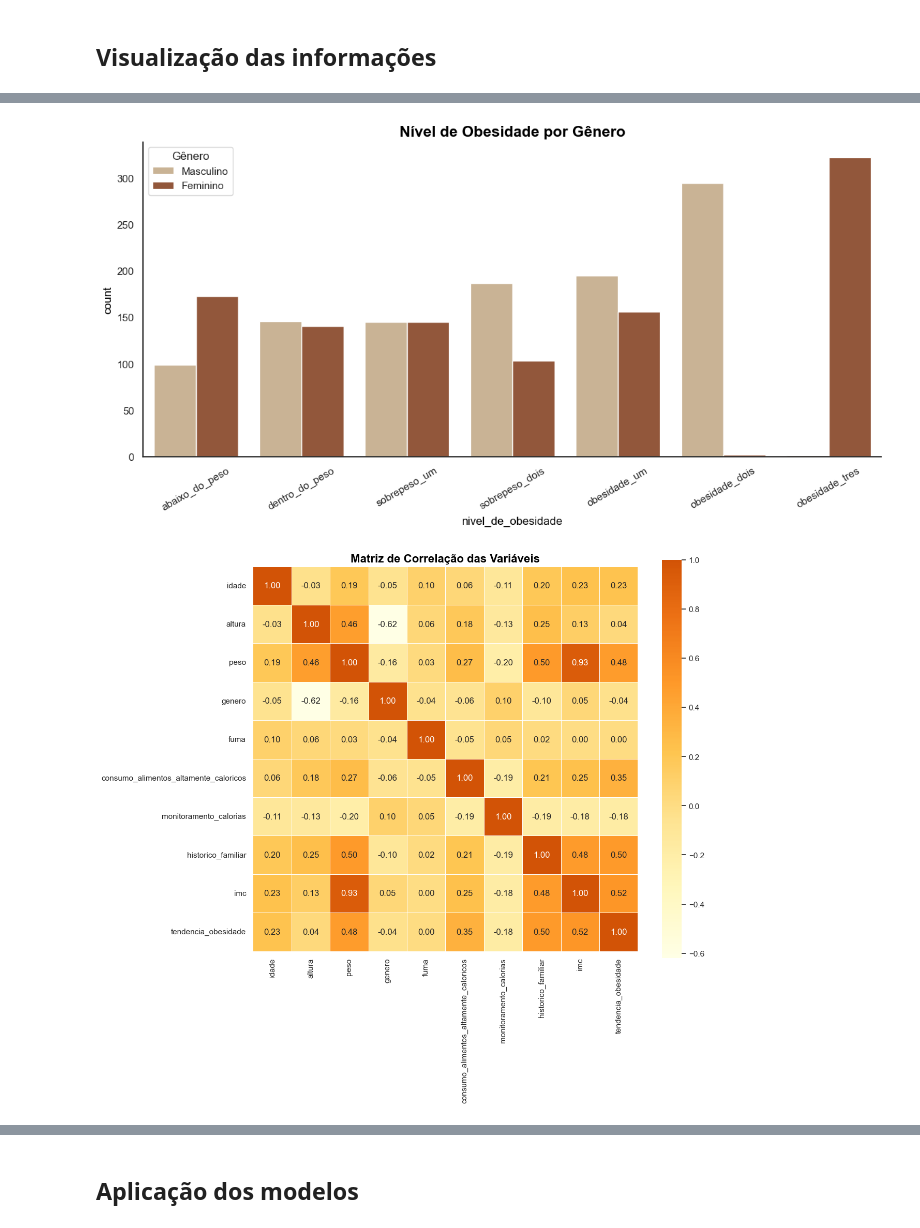
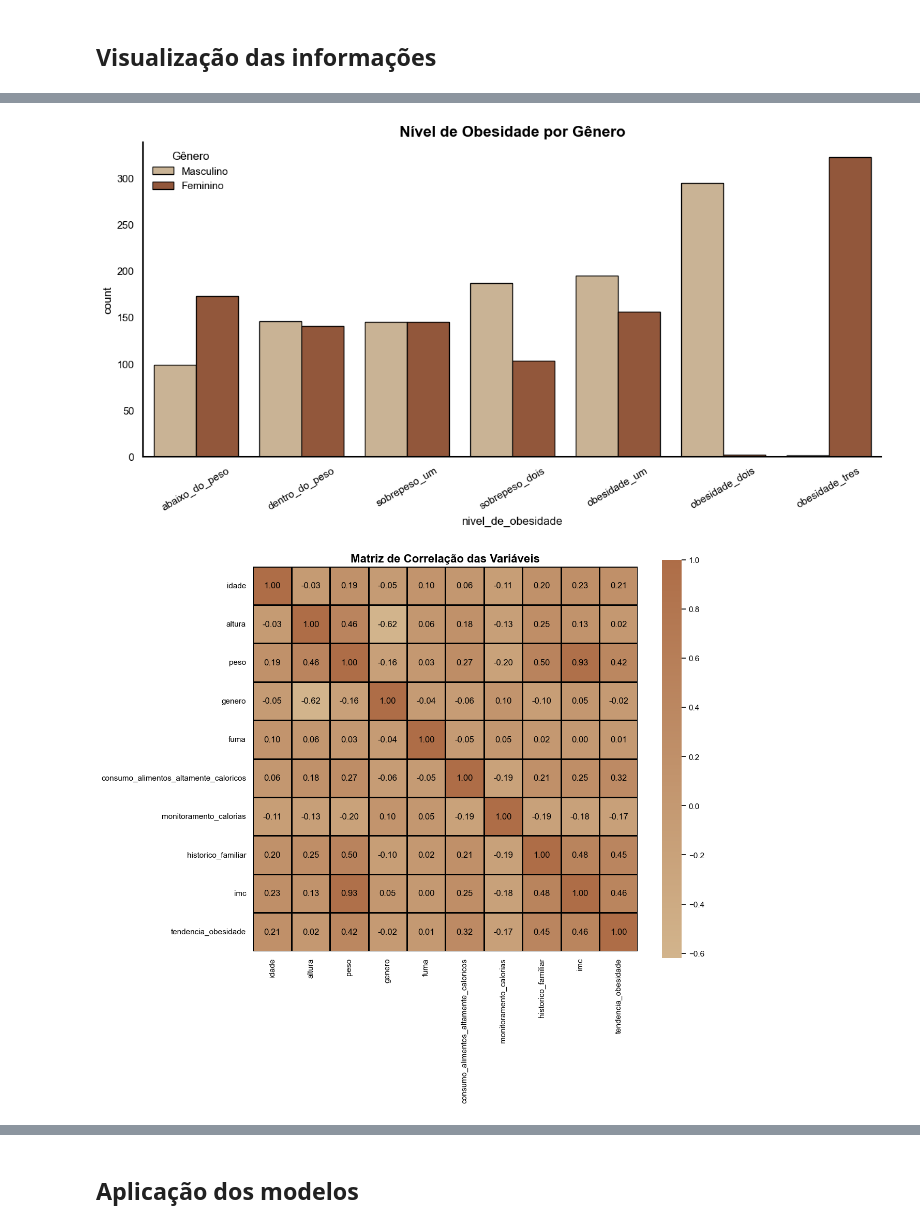
Before and after one commit to geoferreira1/fiap_tech_challenge_fase_4, a Jupyter notebook: notebook/fiap_tech_challenge_fase_4.ipynb, the cells around one changed output, grey strips where cells are left out. Drawn from its saved outputs; the diff is of its cells as text; code cells hidden in the pictures.

```diff
--- a/notebook/fiap_tech_challenge_fase_4.ipynb
+++ b/notebook/fiap_tech_challenge_fase_4.ipynb
@@ -98,28 +109,34 @@ def limpar_numero_int(valor):
         return np.nan
 # %%
 def risco_obesidade(df):
-    # Definimos os grupos de risco
+    """
+    Define a variável binária de risco (0 ou 1) baseada em critérios
+    clínicos (nível atual) e comportamentais (pontuação de hábitos).
+    """
+
+    # Definição do Grupo de Risco Clínico
     niveis_sobrepeso_obesidade = {
         'sobrepeso_um', 'sobrepeso_dois',
         'obesidade_um', 'obesidade_dois', 'obesidade_tres'
     }
 
-    # Condição 1: Nível de Obesidade
+    # Nível de Obesidade
     cond_obesidade = df['nivel_de_obesidade'].isin(niveis_sobrepeso_obesidade)
 
-    # Condição 2: Hábitos de Risco
+    # Hábitos de Risco
     score_habitos = (
         (df['frequencia_atividade_fisica'].isin(['sedentario', 'baixa'])).astype(int) +
         (df['consumo_agua'] == 'baixa').astype(int) +
-        (df['consumo_lanches_entre_refeicoes'] == 'alta').astype(int) +
+        (df['consumo_lanches_entre_refeicoes'].isin(['moderada', 'alta'])).astype(int) +
         (df['historico_familiar'] == 1).astype(int) +
         (df['tempo_uso_tecnologia'] == 'alta').astype(int) +
         (df['consumo_alimentos_altamente_caloricos'] == 1).astype(int)
     )
-
+    # Definição do Limiar (Threshold) de Risco
     cond_habitos = (score_habitos >= 3)
 
-    return (cond_obesidade & cond_habitos).astype(int)
+    # Retorna 1 se qualquer uma das condições for verdadeira (Lógica OU),
+    return (cond_obesidade | cond_habitos).astype(int)
 # %%
 # 1. Definição da Função Genérica
 def treinar_e_avaliar_modelos(X_train, X_test, y_train, y_test, preprocessor):
@@ -414,16 +515,4 @@ print("-" * 30)
 ------------------------------
 # %% [markdown]
 ## Visualização das informações
-# %%
-# --- PALETA TERROSA (TAN & SIENNA) ---
-cor_tan = "#D2B48C"     # Tan
-cor_sienna = "#A0522D"  # Sienna
-cor_peru = "#CD853F"    # Ocre quente
-cor_sand = "#F4A460"    # Sandy Brown
-
-# Configuração de Estilo
-sns.set_theme(style="white")
-plt.rcParams['figure.figsize'] = (12, 6)
-plt.rcParams['axes.titlecolor'] = 'black' # Títulos dos eixos em preto
-plt.rcParams['axes.labelcolor'] = 'black' # Rótulos dos eixos em preto
 # %%
@@ -484,26 +587,35 @@ plt.show()
 ordem_obesidade = ['abaixo_do_peso', 'dentro_do_peso', 'sobrepeso_um', 'sobrepeso_dois', 'obesidade_um', 'obesidade_dois', 'obesidade_tres']
 
 plt.figure(figsize=(14, 6))
-sns.countplot(data=df_base, x='nivel_de_obesidade', hue='genero', order=ordem_obesidade, palette=[cor_tan, cor_sienna])
+# Adicionando bordas pretas nas barras do countplot
+ax = sns.countplot(data=df_base, x='nivel_de_obesidade', hue='genero',
+                   order=ordem_obesidade, palette=[cor_tan, cor_sienna])
 
-plt.title('Nível de Obesidade por Gênero', fontsize=16, fontweight='bold')
+# Loop para aplicar borda preta em cada barra
+for patch in ax.patches:
+    patch.set_edgecolor('black')
+    patch.set_linewidth(1)
+
+plt.title('Nível de Obesidade por Gênero', fontsize=16)
 plt.xticks(rotation=30)
 plt.legend(title='Gênero', labels=['Masculino', 'Feminino'])
 sns.despine()
 plt.show()
 # %% [output]
-[figure, old version]
+[figure, new version]
 # %%
 df_numeric = df_base.select_dtypes(include=[np.number])
 
 plt.figure(figsize=(12, 10))
-# Usando o mapa 'YlOrBr' que combina perfeitamente com Tan e Sienna
-sns.heatmap(df_numeric.corr(), annot=True, fmt=".2f", cmap='YlOrBr', center=0.5, square=True, linewidths=.5)
+# Usando o cmap_terroso e forçando cores dos números para preto
+sns.heatmap(df_numeric.corr(), annot=True, fmt=".2f", cmap=cmap_terroso,
+            center=0.5, square=True, linewidths=1, linecolor='black',
+            annot_kws={"color": 'black'}) # Números em preto
 
-plt.title('Matriz de Correlação das Variáveis', fontsize=16, fontweight='bold')
+plt.title('Matriz de Correlação das Variáveis', fontsize=16)
 plt.show()
 # %% [output]
-[figure, old version]
+[figure, new version]
 # %%
 fig, ax = plt.subplots(1, 2, figsize=(18, 6))
 
```
Also changed, not shown: parts of 20 cells of this notebook, 2 other files.
